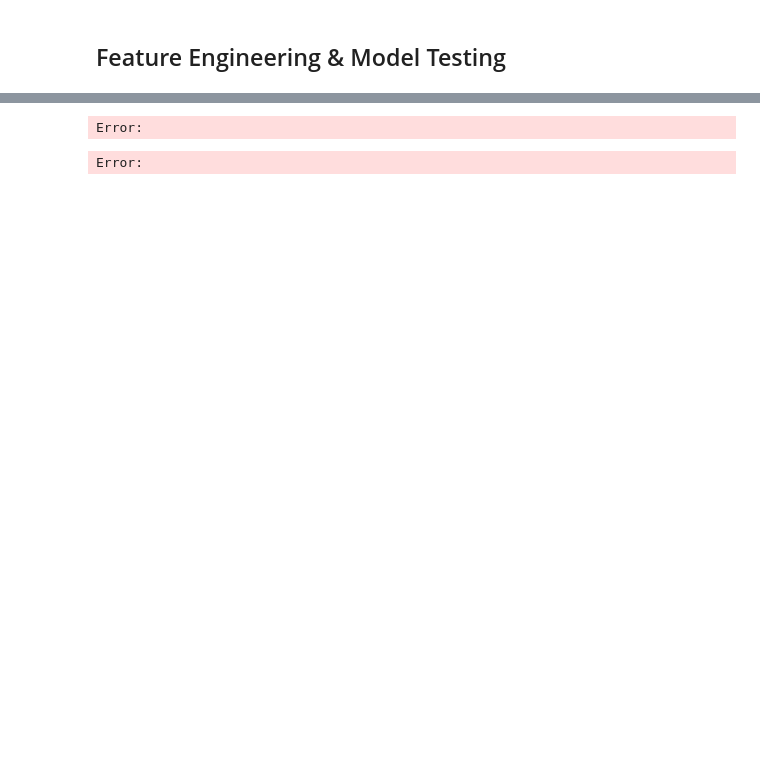
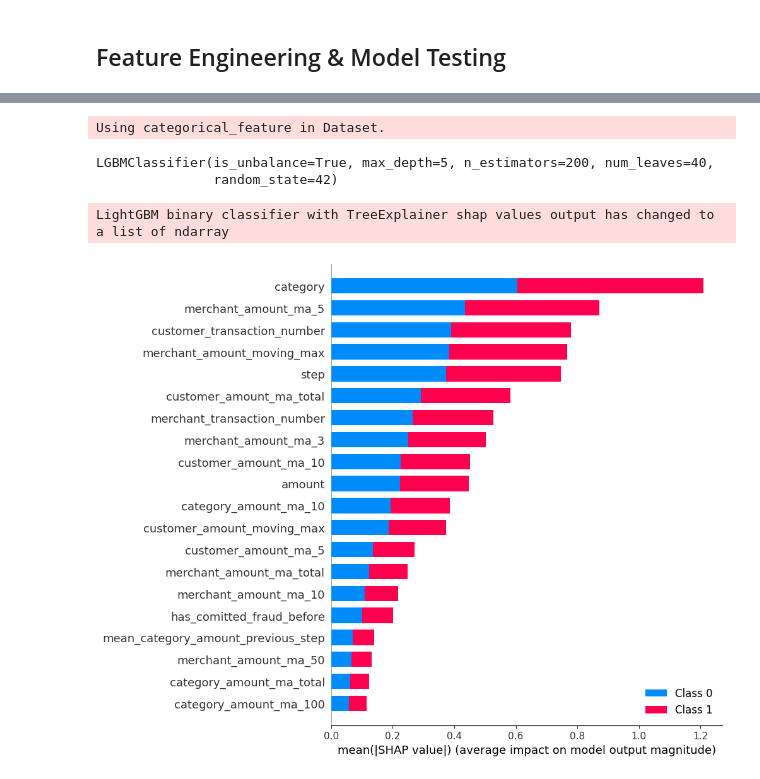
Before and after one commit to two-inc/zenml-competition, a Jupyter notebook: src/feature_engineering.ipynb, the cells around one changed output, grey strips where cells are left out. Saved outputs shown, nothing was run; the diff lists cells and outputs as text; code cells hidden in the pictures; blank space fills up the shorter version.

Commit message:
shelmig/chore: - Continued with feature engineering logic - Extended helper functions - Added shap value investigation of feature importance

```diff
--- a/src/feature_engineering.ipynb
+++ b/src/feature_engineering.ipynb
@@ -81,29 +88,52 @@ X_train.head()
 # %%
-model = lgb.LGBMClassifier()
+model = lgb.LGBMClassifier(
+    is_unbalance=True,
+    max_depth=5,
+    n_estimators=200,
+    num_leaves=40,
+    random_state=SEED,
+    n_jobs=-1
+)
+
 _cat_columns = [
-    'age',
-    'gender',
     'category',
-    'Customer Transaction Number'
+    'has_comitted_fraud_before',
 ]
-
-columns = [
+num_columns = [
+    'customer_transaction_number',
+    'step',
     'amount',
-    'step',
-    'Customer Moving Amount Average',
-    *_cat_columns
+    'merchant_amount_ma_total',
+    'merchant_amount_ma_50',
+    'merchant_amount_ma_10',
+    'merchant_amount_ma_5',
+    'merchant_amount_ma_3',
+    'merchant_amount_moving_max',
+    'customer_amount_ma_total',
+    'customer_amount_ma_10',
+    'customer_amount_ma_5',
+    'customer_amount_moving_max',
+    'category_amount_ma_total',
+    'category_amount_ma_100',
+    'category_amount_ma_10',
+    'category_amount_moving_max',
+    'mean_category_amount_previous_step',
+    'merchant_transaction_number',
 ]
+columns = [*num_columns, *_cat_columns]
 
 train_data = X_train.loc[:,columns]
 valid_data = X_valid.loc[:,columns]
 
 _cat_columns_idx = [train_data.columns.get_loc(i) for i in _cat_columns]
-resampler = SMOTENC(categorical_features=_cat_columns_idx,n_jobs=-1)
-train_data_res, y_train_res = resampler.fit_resample(train_data,y_train)
 
-model.fit(train_data_res,y_train_res, categorical_feature=_cat_columns)
+from sklearn.model_selection import GridSearchCV
+grid_search = GridSearchCV(model,param_grid={},n_jobs=-1 )
+
+model.fit(train_data, y_train, categorical_feature=_cat_columns_idx)
 # %% [output]
-Error:
+Using categorical_feature in Dataset.
-Error:
+LGBMClassifier(is_unbalance=True, max_depth=5, n_estimators=200, num_leaves=40,
+               random_state=42)
 # %%
 with mlflow.start_run(experiment_id='3') as run:
@@ -127,3 +157,14 @@ with mlflow.start_run(experiment_id='3') as run:
 
     for key, val in train_metrics.items():
         mlflow.log_metric(f'Validation {key}', val)
+# %%
+import shap
+explainer = shap.TreeExplainer(model)
+explain_data = train_data.sample(frac=0.1)
+shap_values = explainer.shap_values(explain_data)
+# %% [output]
+LightGBM binary classifier with TreeExplainer shap values output has changed to a list of ndarray
+# %%
+shap.summary_plot(shap_values, explain_data)
+# %% [output]
+[figure, added]
```
Also changed, not shown: parts of 7 cells of this notebook, 4 other files.
